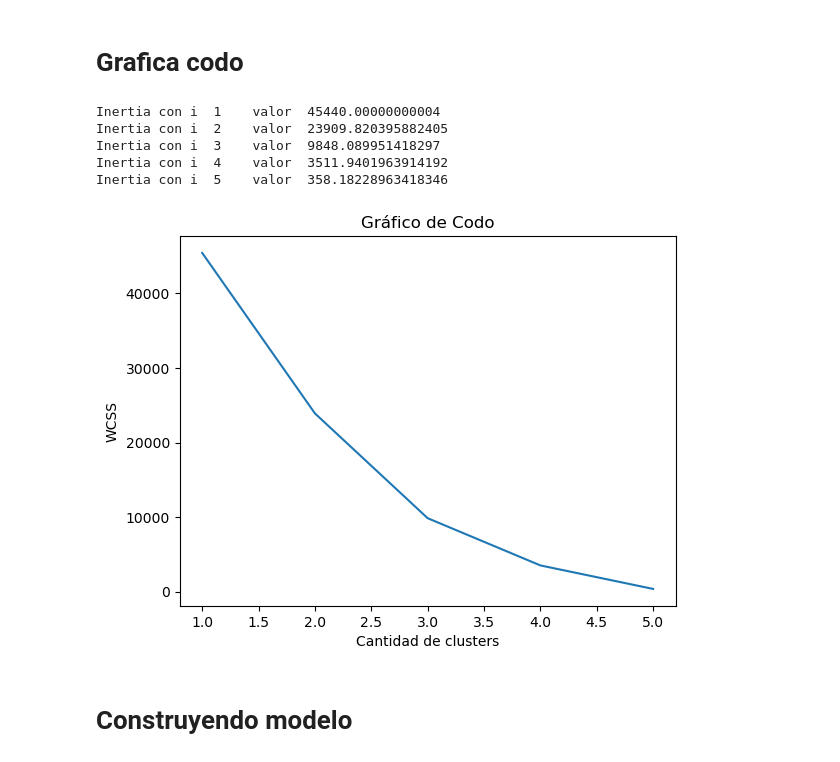
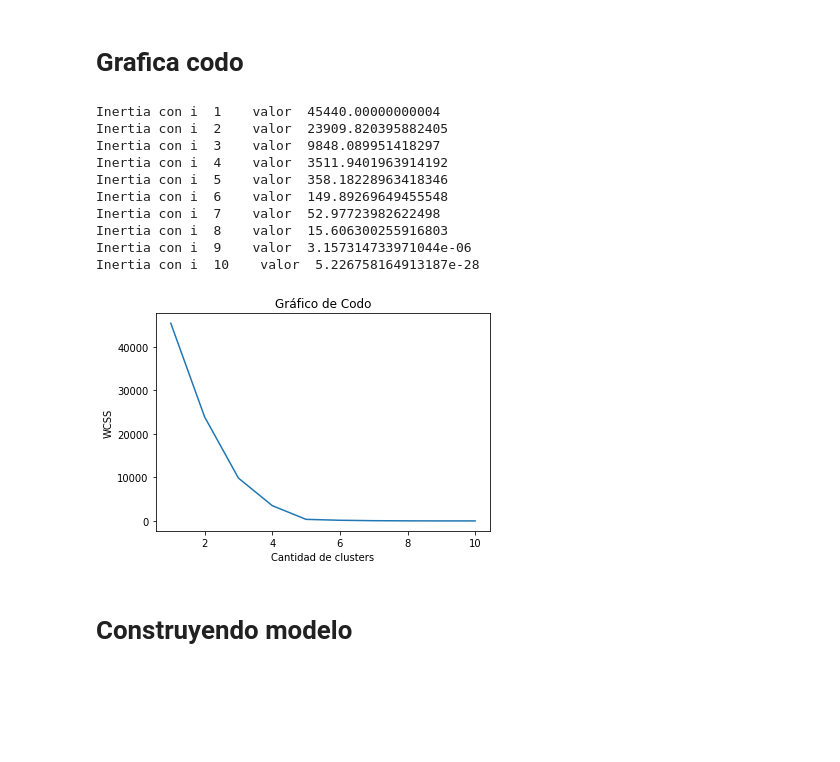
Before and after one commit to Bato007/LAB04-SDS, a Jupyter notebook: main copy.ipynb, the cells around one changed output. Saved outputs shown, nothing was run; the diff lists cells and outputs as text; code cells hidden in the pictures; blank space fills up the shorter version.

```diff
--- a/main copy.ipynb
+++ b/main copy.ipynb
@@ -96,31 +163,36 @@ pyclustertend.vat(final_data)
 # %% [markdown]
 # Grafica codo
 # %%
-numeroClusters = range(1,6)
+numeroClusters = range(1,11)
 
 wcss = []
 # Obtenemos 10 posibles clusters
 for i in numeroClusters:
     # Se calcula la kmean con esa cantidad de clusters
     kmeans = cluster.KMeans(n_clusters=i)
     kmeans.fit(X_scale)
     # Obtenemos la inercia
     wcss.append(kmeans.inertia_)
     print("Inertia con i ", i, "   valor ", kmeans.inertia_)
 
 # Graficando
 plt.plot(numeroClusters, wcss)
 plt.xlabel("Cantidad de clusters")
 plt.ylabel("WCSS")
 plt.title("Gráfico de Codo")
 plt.show()
 # %% [output]
 Inertia con i  1    valor  45440.00000000004
 Inertia con i  2    valor  23909.820395882405
 Inertia con i  3    valor  9848.089951418297
 Inertia con i  4    valor  3511.9401963914192
 Inertia con i  5    valor  358.18228963418346
+Inertia con i  6    valor  149.89269649455548
+Inertia con i  7    valor  52.97723982622498
+Inertia con i  8    valor  15.606300255916803
+Inertia con i  9    valor  3.157314733971044e-06
+Inertia con i  10    valor  5.226758164913187e-28
-[figure, old version]
+[figure, new version]
 # %% [markdown]
 # Construyendo modelo
 # %%
```
Also changed, not shown: parts of 11 cells of this notebook.
